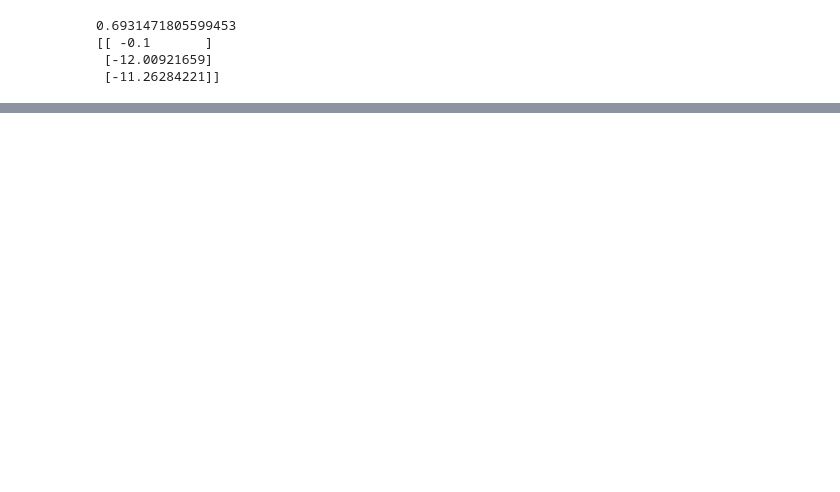
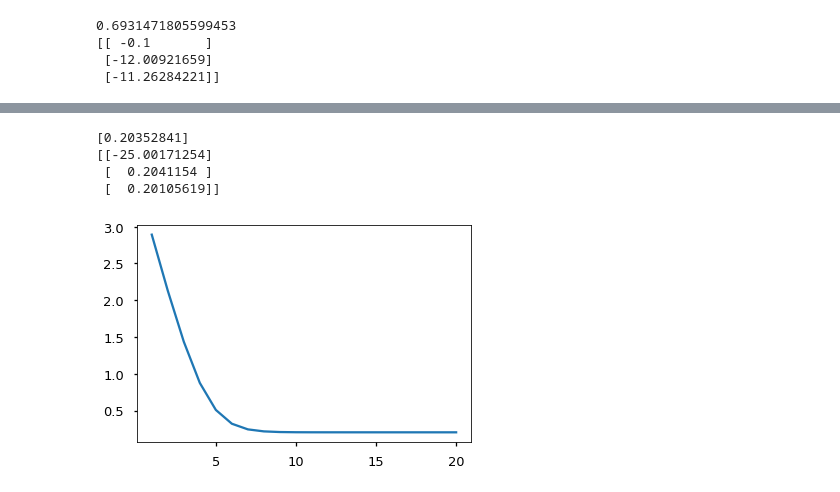
Before and after one commit to iamcuigang/ipy_sci, a Jupyter notebook: ML_AndrewNg/ex2.ipynb, the cells around one changed output, grey strips where cells are left out. Drawn from its saved outputs; the diff is of its cells as text; code cells hidden in the pictures; blank space fills up the shorter version.

```diff
--- a/ML_AndrewNg/ex2.ipynb
+++ b/ML_AndrewNg/ex2.ipynb
@@ -70,3 +70,36 @@ print grad ### 0.043, 2.566, 2.647
 [[0.04290299]
  [2.56623412]
  [2.64679737]]
+# %%
+def gradientDescent(X, y, theta, alpha, num_iters):
+    j_his = np.zeros([num_iters, 1])
+    for iter in range(num_iters):
+        j_his[iter], grad = costFunction(theta, X, y)
+        theta -= alpha * grad
+    return theta, j_his
+
+### maybe optimal method
+### here
+# %%
+##############################
+##
+##  Something is wrong!!!
+##
+##############################
+alpha = 0.001
+num_iters = 20
+m, n = X.shape
+# initial_theta = np.zeros([n+1, 1]).reshape(-1,1)  ### fall into local minimum
+initial_theta = np.array([-25, 0.3, 0.3]).reshape(-1,1)
+theta, j_his = gradientDescent(XX, y, initial_theta, alpha, num_iters)
+print j_his[-1] ### 0.203
+print theta     ### -25.161, 0.206, 0.201
+# %% [output]
+[0.20352841]
+[[-25.00171254]
+ [  0.2041154 ]
+ [  0.20105619]]
+# %%
+plt.plot(range(1, len(j_his)+1), j_his);
+# %% [output]
+[figure, added]
```
Also changed, not shown: parts of 5 cells of this notebook, 2 other files.
